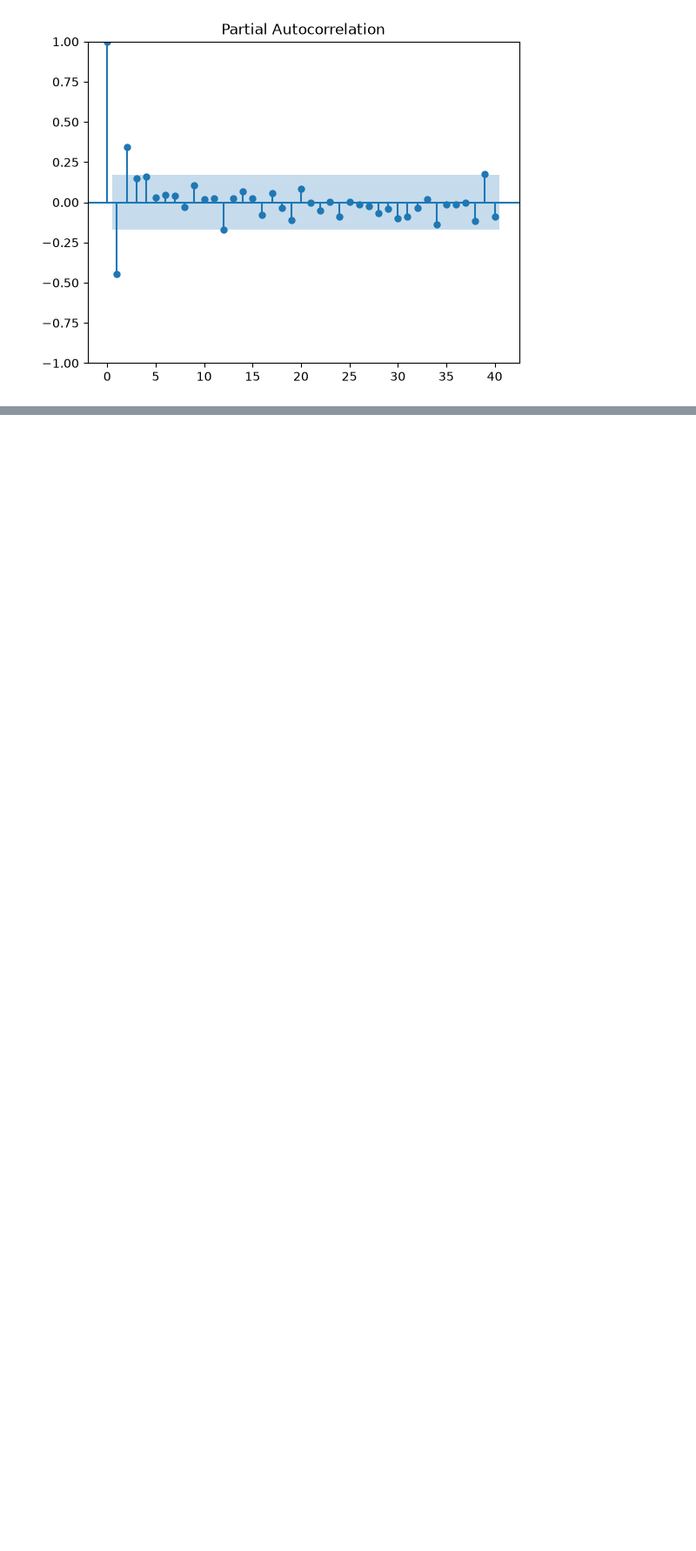
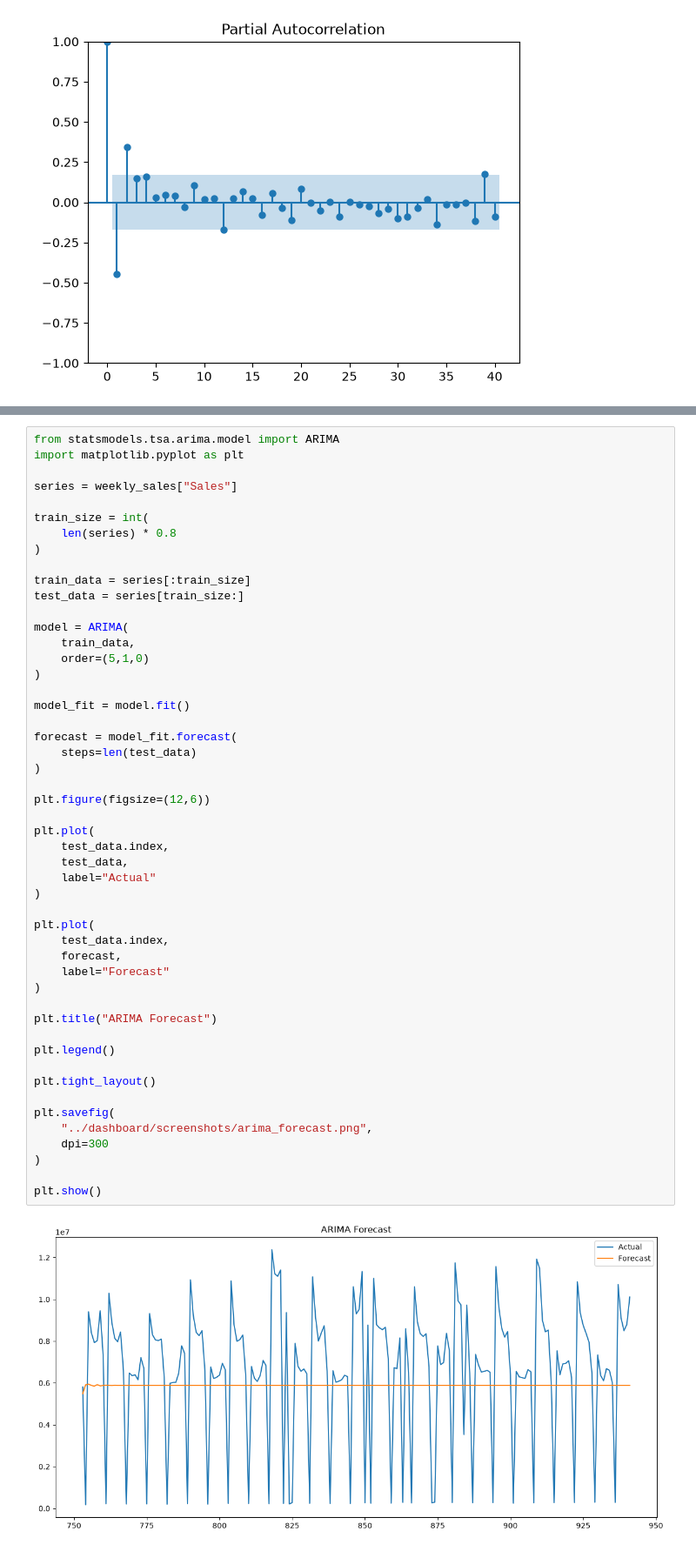
Before and after one commit to Harish-4007/sales-forecasting-system, a Jupyter notebook: notebooks/01_EDA.ipynb, the cells around one changed output, grey strips where cells are left out. Shown at 87% size. Saved outputs shown, nothing was run; the diff lists cells and outputs as text; blank space fills up the shorter version.

```diff
--- a/notebooks/01_EDA.ipynb
+++ b/notebooks/01_EDA.ipynb
@@ -276,0 +378,52 @@ plt.show()
+# %%
+from statsmodels.tsa.arima.model import ARIMA
+import matplotlib.pyplot as plt
+
+series = weekly_sales["Sales"]
+
+train_size = int(
+    len(series) * 0.8
+)
+
+train_data = series[:train_size]
+test_data = series[train_size:]
+
+model = ARIMA(
+    train_data,
+    order=(5,1,0)
+)
+
+model_fit = model.fit()
+
+forecast = model_fit.forecast(
+    steps=len(test_data)
+)
+
+plt.figure(figsize=(12,6))
+
+plt.plot(
+    test_data.index,
+    test_data,
+    label="Actual"
+)
+
+plt.plot(
+    test_data.index,
+    forecast,
+    label="Forecast"
+)
+
+plt.title("ARIMA Forecast")
+
+plt.legend()
+
+plt.tight_layout()
+
+plt.savefig(
+    "../dashboard/screenshots/arima_forecast.png",
+    dpi=300
+)
+
+plt.show()
+# %% [output]
+[figure, added]
```
Also changed, not shown: parts of 4 cells of this notebook.
